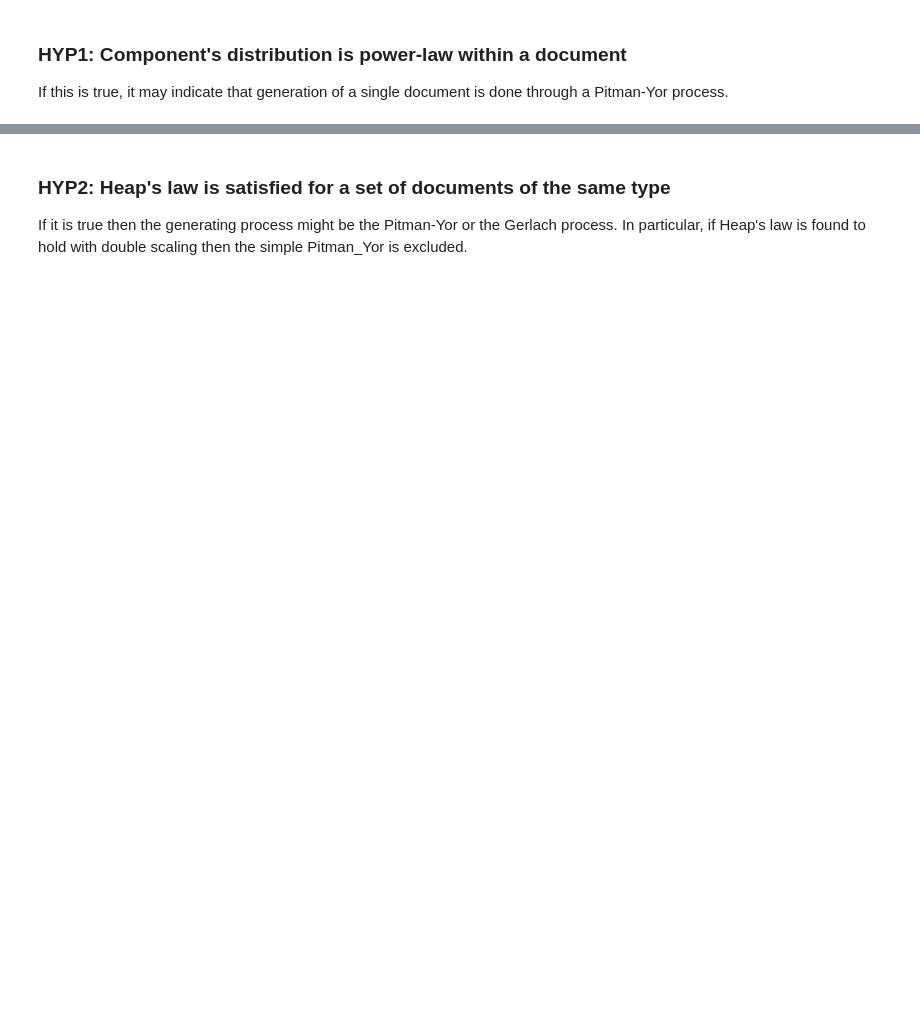
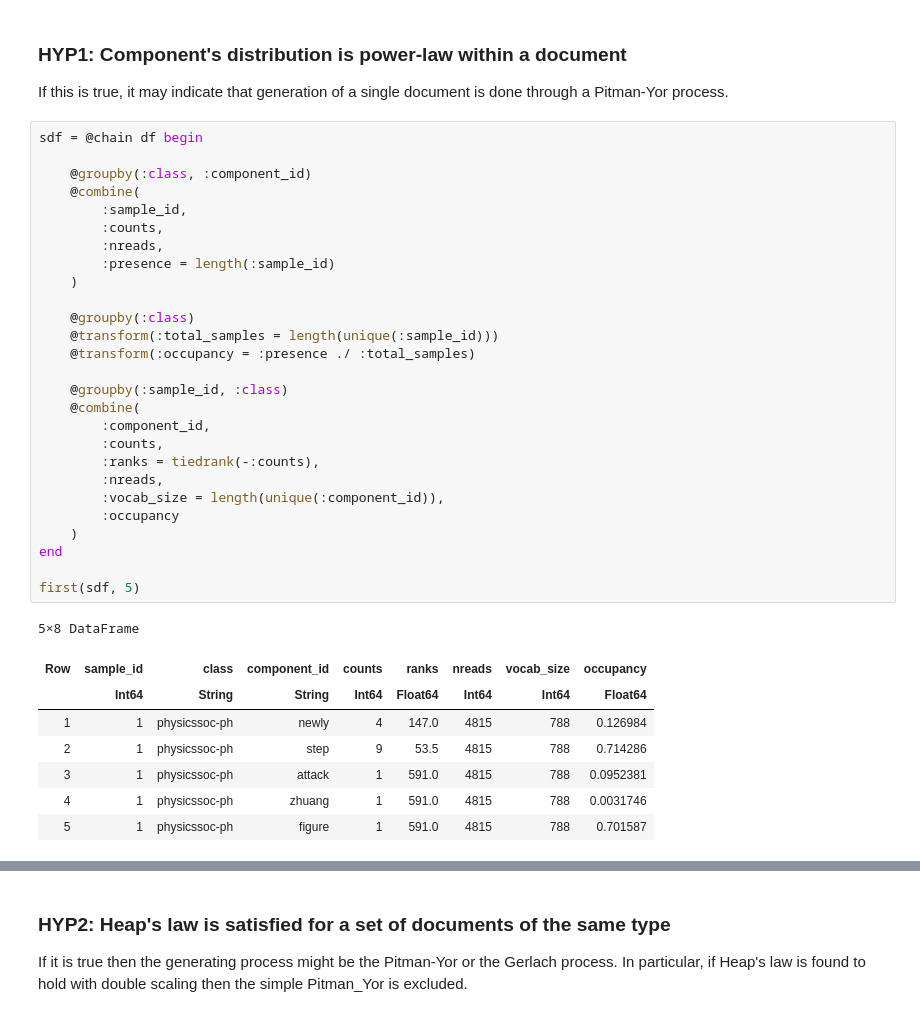
Before and after one commit to luca430/Meris, a Jupyter notebook: python-notebooks/hypJ.ipynb, the cells around one changed output, grey strips where cells are left out. Drawn from its saved outputs; the diff is of its cells as text; blank space fills up the shorter version.

```diff
--- a/python-notebooks/hypJ.ipynb
+++ b/python-notebooks/hypJ.ipynb
@@ -26,3 +29,39 @@ first(arXiv_df, 5)
 # %% [markdown]
 ### HYP1: Component's distribution is power-law within a document
 If this is true, it may indicate that generation of a single document is done through a Pitman-Yor process.
+# %%
+sdf = @chain df begin
+
+    @groupby(:class, :component_id)
+    @combine(
+        :sample_id,
+        :counts,
+        :nreads,
+        :presence = length(:sample_id)
+    )
+
+    @groupby(:class)
+    @transform(:total_samples = length(unique(:sample_id)))
+    @transform(:occupancy = :presence ./ :total_samples)
+
+    @groupby(:sample_id, :class)
+    @combine(
+        :component_id,
+        :counts,
+        :ranks = tiedrank(-:counts),
+        :nreads,
+        :vocab_size = length(unique(:component_id)),
+        :occupancy
+    )
+end
+
+first(sdf, 5)
+# %% [output]
+5×8 DataFrame
+| Row | sample_id | class | component_id | counts | ranks | nreads | vocab_size | occupancy |
+|  | Int64 | String | String | Int64 | Float64 | Int64 | Int64 | Float64 |
+| 1 | 1 | physicssoc-ph | newly | 4 | 147.0 | 4815 | 788 | 0.126984 |
+| 2 | 1 | physicssoc-ph | step | 9 | 53.5 | 4815 | 788 | 0.714286 |
+| 3 | 1 | physicssoc-ph | attack | 1 | 591.0 | 4815 | 788 | 0.0952381 |
+| 4 | 1 | physicssoc-ph | zhuang | 1 | 591.0 | 4815 | 788 | 0.0031746 |
+| 5 | 1 | physicssoc-ph | figure | 1 | 591.0 | 4815 | 788 | 0.701587 |
```
Also changed, not shown: parts of 12 cells of this notebook, 3 other files.
